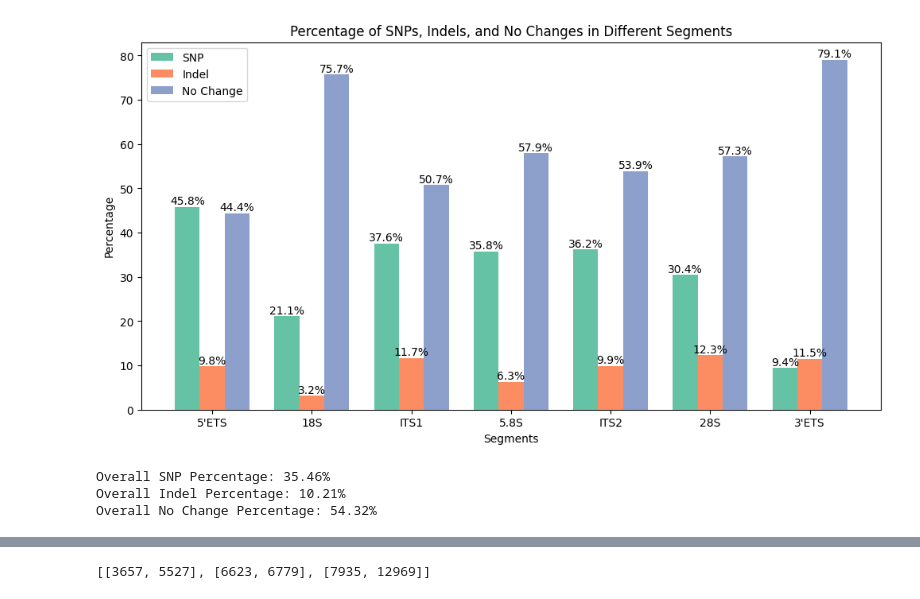
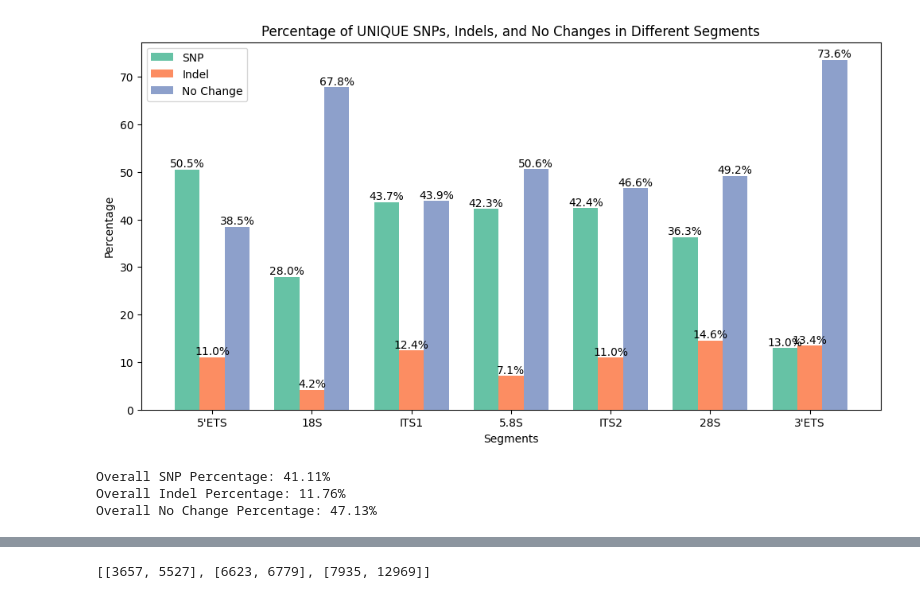
Before and after one commit to chowfi/Human-rDNA, a Jupyter notebook: notebooks/1000_vcf_analysis-Fiona.ipynb, the cells around one changed output, grey strips where cells are left out. Saved outputs shown, nothing was run; the diff lists cells and outputs as text; code cells hidden in the pictures.

```diff
--- a/notebooks/1000_vcf_analysis-Fiona.ipynb
+++ b/notebooks/1000_vcf_analysis-Fiona.ipynb
@@ -61,7 +61,8 @@ def get_rRNA_bounds(gb_file_path):
 # File paths
 gb_file_path = '/Users/fionachow/Documents/NYU/CDS/Summer 2024/Human rDNA Research/Project/Human-rDNA/original reference/U13369.1_Human_rDNA_repeat_unit.gb'
 # gb_file_path = '/scratch/cgsb/hochwagen/Human_rDNA_project/Human-rDNA/original reference/U13369.1_Human_rDNA_repeat_unit.gb'
-vcf_directory = '/Users/fionachow/Documents/NYU/CDS/Summer 2024/Human rDNA Research/Project/Human-rDNA/outputs/src_outputs/new_vcf'
+vcf_directory = '/Users/fionachow/Documents/NYU/CDS/Summer 2024/Human rDNA Research/Project/Human-rDNA/outputs/src_outputs/new_vcf/full_set'
+og_vcf_directory = '/Users/fionachow/Documents/NYU/CDS/Summer 2024/Human rDNA Research/Project/Human-rDNA/original reference/original_vcf_all'
 # vcf_file_list = '/scratch/cgsb/hochwagen/Human_rDNA_project/Human-rDNA/outputs/scripts_outputs/unique_array_jobs_vcf_files_v1.txt'
 
 # Verify if vcf_directory is indeed a directory and list files
@@ -221,5 +356,5 @@ plt.show()
 # %%
-vcf_directory = '/Users/fionachow/Documents/NYU/CDS/Summer 2024/Human rDNA Research/Project/Human-rDNA/original reference/original_vcf/'
+vcf_directory = '/Users/fionachow/Documents/NYU/CDS/Summer 2024/Human rDNA Research/Project/Human-rDNA/original reference/original_vcf_all/'
 
 all_positions = [
     [1, 3656, "5'ETS"],
@@ -242,6 +377,8 @@ def parse_vcf(file):
         pos = row['POS']
         ref = row['REF']
         alt = row['ALT']
+        if pos > 13314:
+            print(f"Position {pos} in file {file} is outside the expected range.")
         if len(ref) == len(alt):
             variation = f"{ref}_{alt}"
             position_data[pos]['snp'].add(variation)
@@ -311,42 +448,42 @@ bars3 = plt.bar([p + bar_width * 2 for p in x], no_change_percentages, color=col
 
 plt.xlabel('Segments')
 plt.ylabel('Percentage')
-plt.title('Percentage of SNPs, Indels, and No Changes in Different Segments')
+plt.title('Percentage of UNIQUE SNPs, Indels, and No Changes in Different Segments')
 plt.xticks([p + bar_width for p in x], segments)
 
 plt.legend()
 
 # Adding percentage labels
 def add_labels(bars):
     for bar in bars:
         height = bar.get_height()
         plt.text(bar.get_x() + bar.get_width() / 2.0, height, f'{height:.1f}%', ha='center', va='bottom')
 
 add_labels(bars1)
 add_labels(bars2)
 add_labels(bars3)
 
 plt.show()
 
 # Calculate overall percentages across the entire dataset
 total_snp = sum(len(position_data[pos]['snp']) for pos in range(1, 13315))
 total_indel = sum(len(position_data[pos]['indel']) for pos in range(1, 13315))
 total_no_change = sum(position_data[pos]['no_change'] for pos in range(1, 13315))
 total_positions = total_snp + total_indel + total_no_change
 
 overall_snp_percentage = (total_snp / total_positions) * 100
 overall_indel_percentage = (total_indel / total_positions) * 100
 overall_no_change_percentage = (total_no_change / total_positions) * 100
 
 # Print overall percentages
 print(f"Overall SNP Percentage: {overall_snp_percentage:.2f}%")
 print(f"Overall Indel Percentage: {overall_indel_percentage:.2f}%")
 print(f"Overall No Change Percentage: {overall_no_change_percentage:.2f}%")
 # %% [output]
-[figure, old version]
+[figure, new version]
-Overall SNP Percentage: 35.46%
-Overall Indel Percentage: 10.21%
-Overall No Change Percentage: 54.32%
+Overall SNP Percentage: 41.11%
+Overall Indel Percentage: 11.76%
+Overall No Change Percentage: 47.13%
 # %%
 total_positions
 # %% [output]
```
Also changed, not shown: parts of 10 cells of this notebook.
